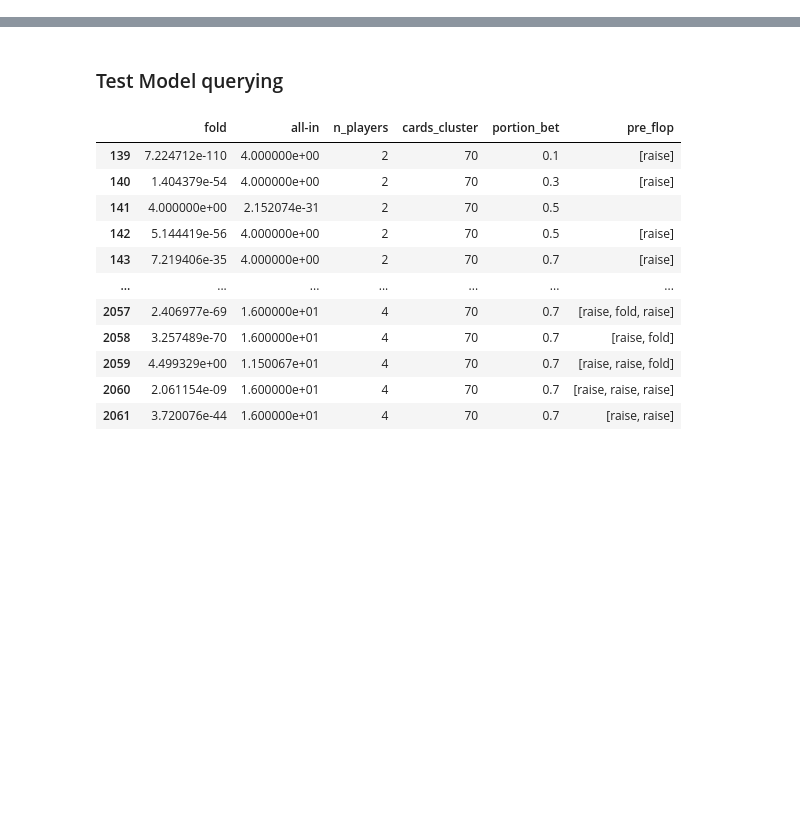
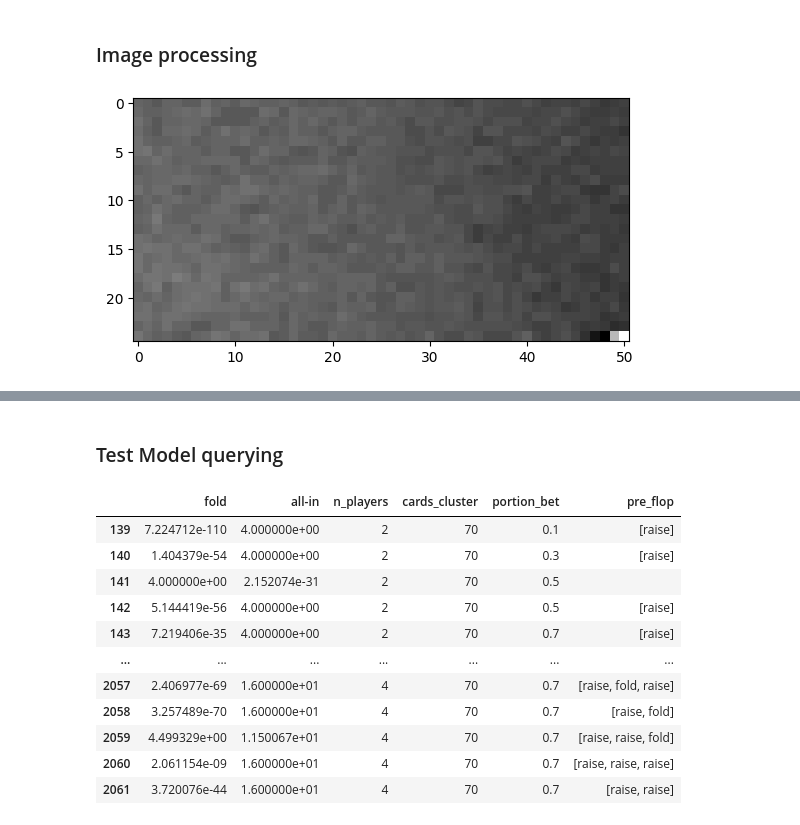
Before and after one commit to macmorn/poker_ai, a Jupyter notebook: poker_ai/bot/testdev.ipynb, the cells around one changed output, grey strips where cells are left out. Saved outputs shown, nothing was run; the diff lists cells and outputs as text; code cells hidden in the pictures; blank space fills up the shorter version.

```diff
--- a/poker_ai/bot/testdev.ipynb
+++ b/poker_ai/bot/testdev.ipynb
@@ -9,3 +9,23 @@ import numpy as np
 from matplotlib import pyplot as plt
 import pandas as pd
 import json
+# %% [markdown]
+### Image processing
+# %%
+
+
+img2 = cv2.imread("assets/bet_amount_2.png",cv2.IMREAD_GRAYSCALE)
+img3 = cv2.imread("assets/bet_amount_3.png",cv2.IMREAD_GRAYSCALE)
+
+ref2 = cv2.imread("../../bet_amount_2_ref.png",cv2.IMREAD_GRAYSCALE)
+ref3 = cv2.imread("../../bet_amount_3_ref.png",cv2.IMREAD_GRAYSCALE)
+# %%
+#show image in notebook
+def show_image(img):
+    plt.figure()
+    plt.imshow(img, cmap='gray')
+    plt.show()
+# %%
+show_image(img3)
+# %% [output]
+[figure, added]
```
Also changed, not shown: parts of 2 cells of this notebook, 4 other files.
